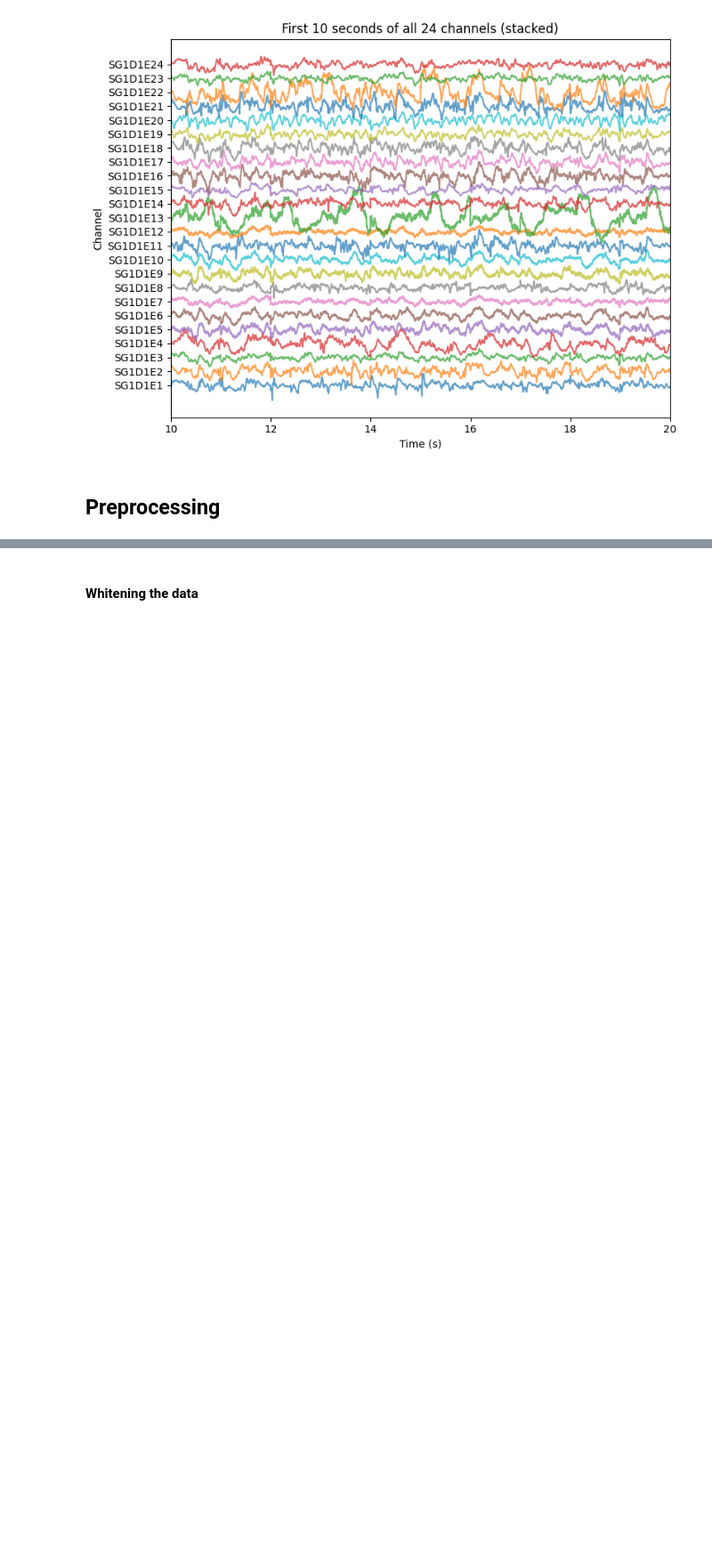
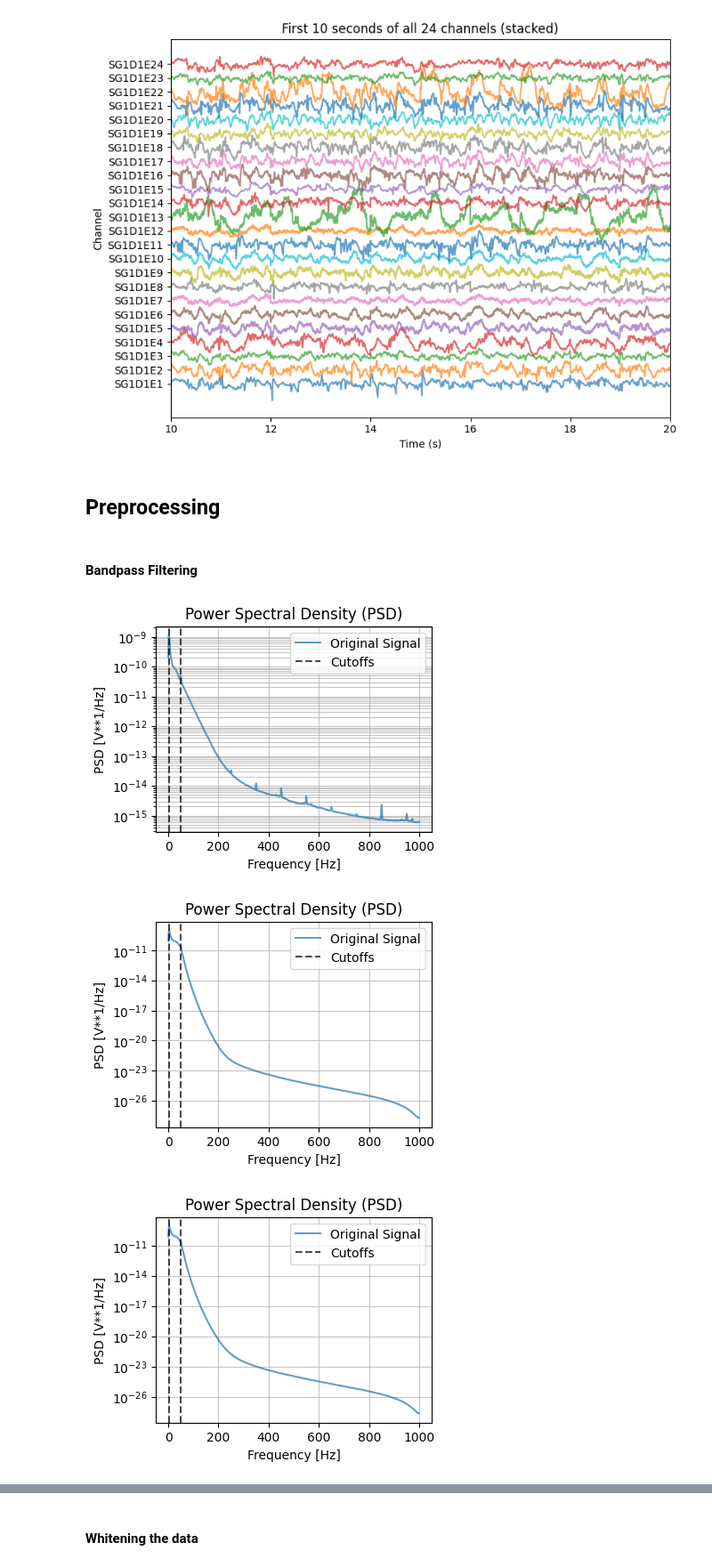
Before and after one commit to Neurosoft-Bioelectronics/auditorydecoding, a Jupyter notebook: notebooks/frequency_decoding.ipynb, the cells around one changed output, grey strips where cells are left out. Shown at 89% size. Drawn from its saved outputs; the diff is of its cells as text; code cells hidden in the pictures; blank space fills up the shorter version.

```diff
--- a/notebooks/frequency_decoding.ipynb
+++ b/notebooks/frequency_decoding.ipynb
@@ -59,3 +60,20 @@ plot_signal(data_train, start=10, end=20, chann_names=channel_names)
 # %%
 signal = data.ecog.signal[:, keep_channels]
 timestamps = data.ecog.timestamps
+# %% [markdown]
+#### Bandpass Filtering
+# %%
+from scipy.signal import welch
+def plot_spectrum2(signal, fs, lowcut=29, highcut=70):
+    f, psd = welch(signal.flatten(), fs, nperseg=1023)
+
+    plt.figure(figsize=(4, 3))
+    plt.semilogy(f, psd, label="Original Signal", alpha=.7)
+    plt.axvline(lowcut, color="k", linestyle="--", alpha=.7, label="Cutoffs")
+    plt.axvline(highcut, color="k", linestyle="--", alpha=.7)
+    plt.title("Power Spectral Density (PSD)")
+    plt.xlabel("Frequency [Hz]")
+    plt.ylabel("PSD [V**1/Hz]")
+    plt.legend()
+    plt.grid(True, which="both", ls="-", alpha=.7)
+    plt.show()
@@ -61,0 +97,8 @@ timestamps = data.ecog.timestamps
+# %%
+plot_spectrum2(signal[:, 0], fs, lowcut, highcut)
+plot_spectrum2(filtered_signal[:, 0], fs, lowcut, highcut)
+plot_spectrum2(data_train[:, 0], fs, lowcut, highcut)
+# %% [output]
+[figure, added]
+[figure, added]
+[figure, added]
```
Also changed, not shown: parts of 14 cells of this notebook, 7 other files.
